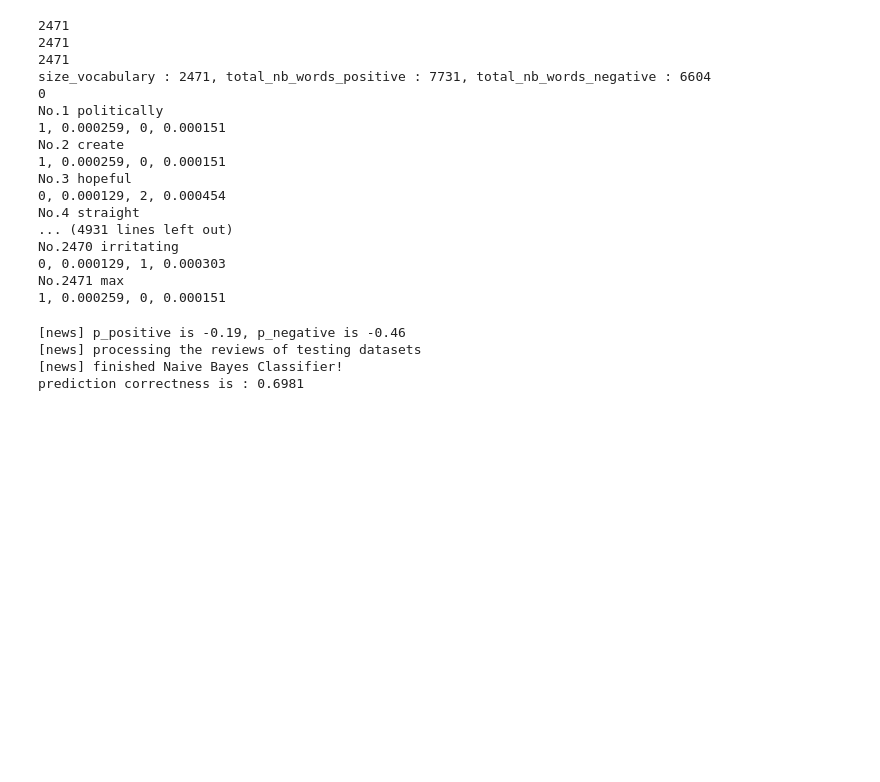
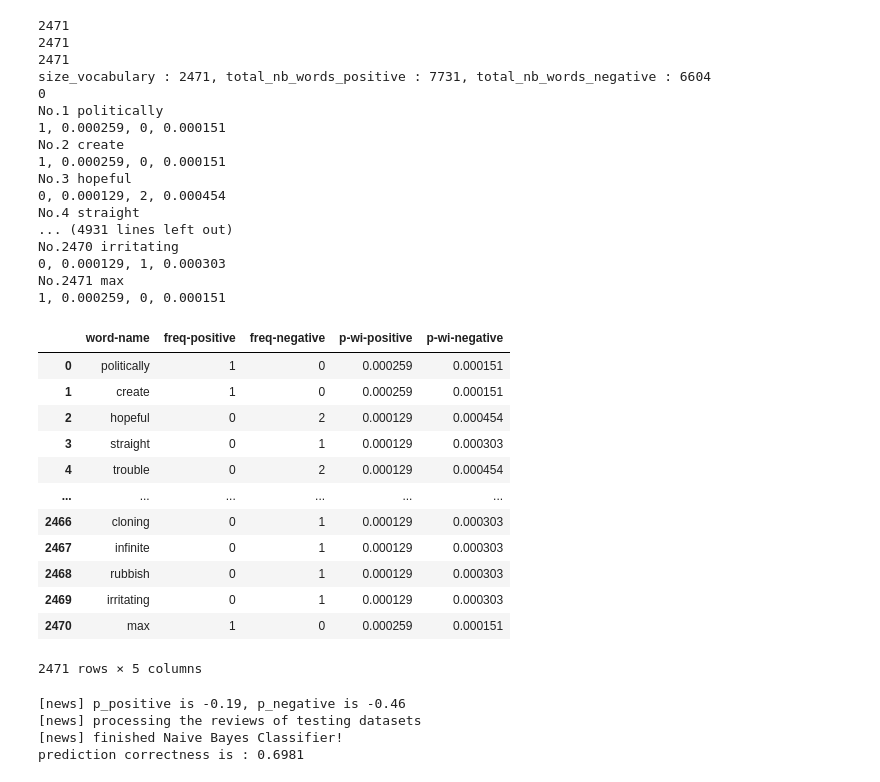
Before and after one commit to BestBonBai/COMP472, a Jupyter notebook: A2/A2_test.ipynb, the cells around one changed output. Drawn from its saved outputs; the diff is of its cells as text; code cells hidden in the pictures; blank space fills up the shorter version.

Commit message:
optimal dataframe process

```diff
--- a/A2/A2_test.ipynb
+++ b/A2/A2_test.ipynb
@@ -223,6 +223,22 @@ No.2470 irritating
 0, 0.000129, 1, 0.000303
 No.2471 max
 1, 0.000259, 0, 0.000151
+# %%
+result_model
+# %% [output]
+|  | word-name | freq-positive | freq-negative | p-wi-positive | p-wi-negative |
+| 0 | politically | 1 | 0 | 0.000259 | 0.000151 |
+| 1 | create | 1 | 0 | 0.000259 | 0.000151 |
+| 2 | hopeful | 0 | 2 | 0.000129 | 0.000454 |
+| 3 | straight | 0 | 1 | 0.000129 | 0.000303 |
+| 4 | trouble | 0 | 2 | 0.000129 | 0.000454 |
+| ... | ... | ... | ... | ... | ... |
+| 2466 | cloning | 0 | 1 | 0.000129 | 0.000303 |
+| 2467 | infinite | 0 | 1 | 0.000129 | 0.000303 |
+| 2468 | rubbish | 0 | 1 | 0.000129 | 0.000303 |
+| 2469 | irritating | 0 | 1 | 0.000129 | 0.000303 |
+| 2470 | max | 1 | 0 | 0.000259 | 0.000151 |
+2471 rows × 5 columns
 # %%
 def process_testing_text(dataset,nb_model):
     '''
```
Also changed, not shown: 7 other files.
